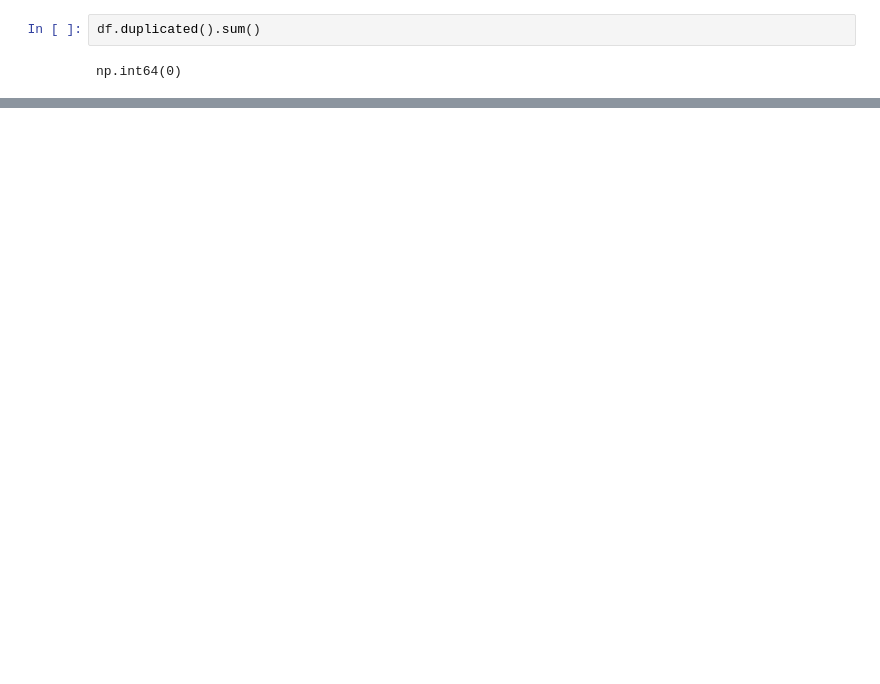
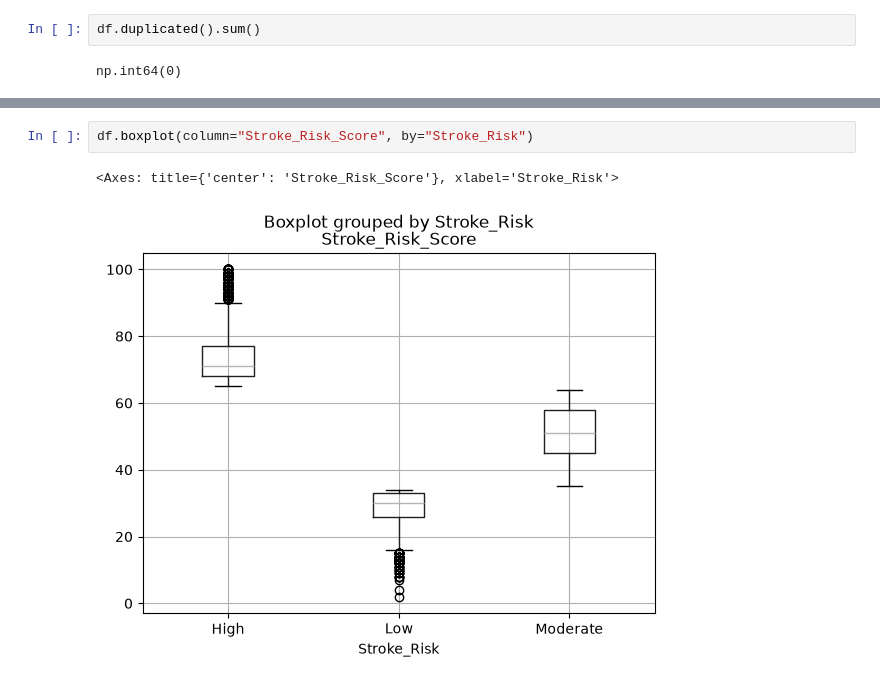
Before and after one commit to VorpalChortle/Stroke-Risk-Analysis, a Jupyter notebook: notebooks/01_initial_exploration.ipynb, the cells around one changed output, grey strips where cells are left out. Cells and saved outputs as stored; diff of their text form; blank space fills up the shorter version.

```diff
--- a/notebooks/01_initial_exploration.ipynb
+++ b/notebooks/01_initial_exploration.ipynb
@@ -113,0 +198,5 @@ np.int64(0)
+# %%
+df.boxplot(column="Stroke_Risk_Score", by="Stroke_Risk")
+# %% [output]
+<Axes: title={'center': 'Stroke_Risk_Score'}, xlabel='Stroke_Risk'>
+[figure, added]
```
Also changed, not shown: parts of 77 cells of this notebook, 1 other file.
